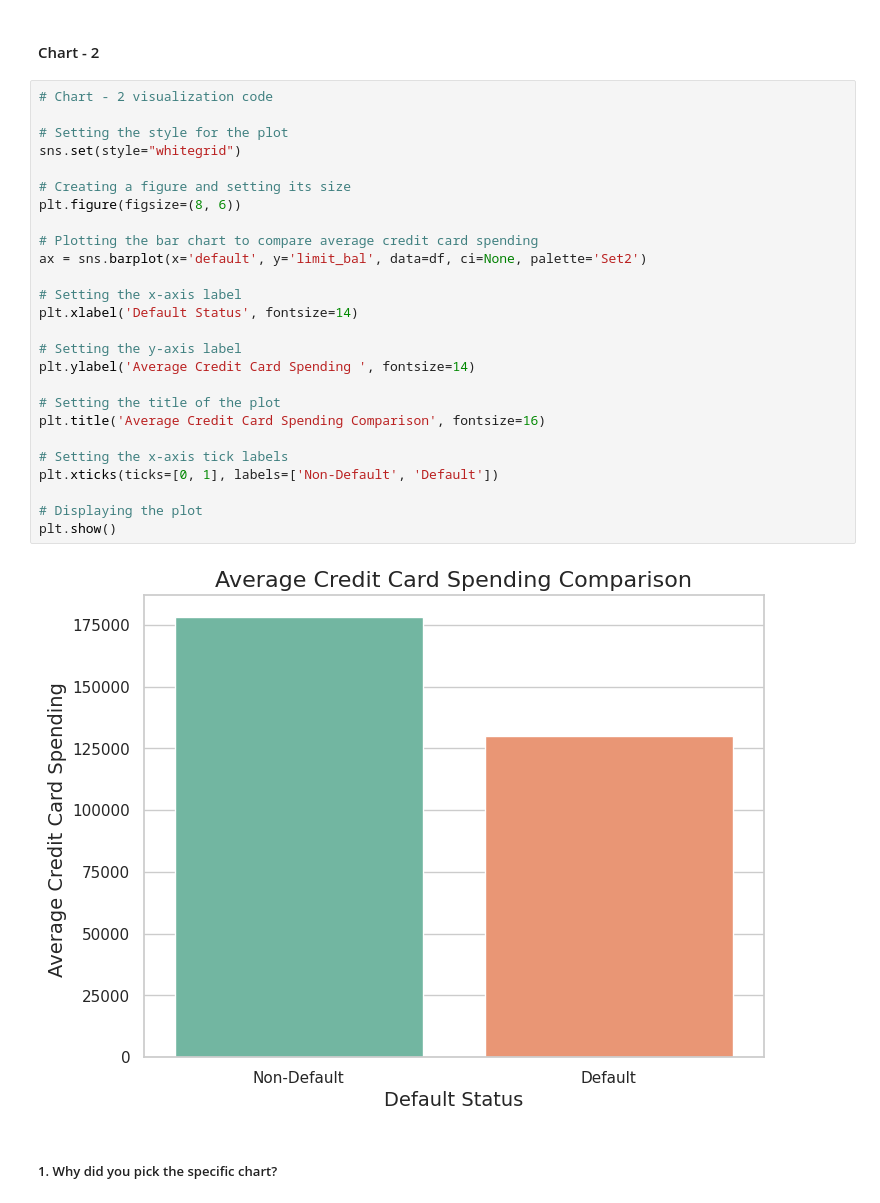
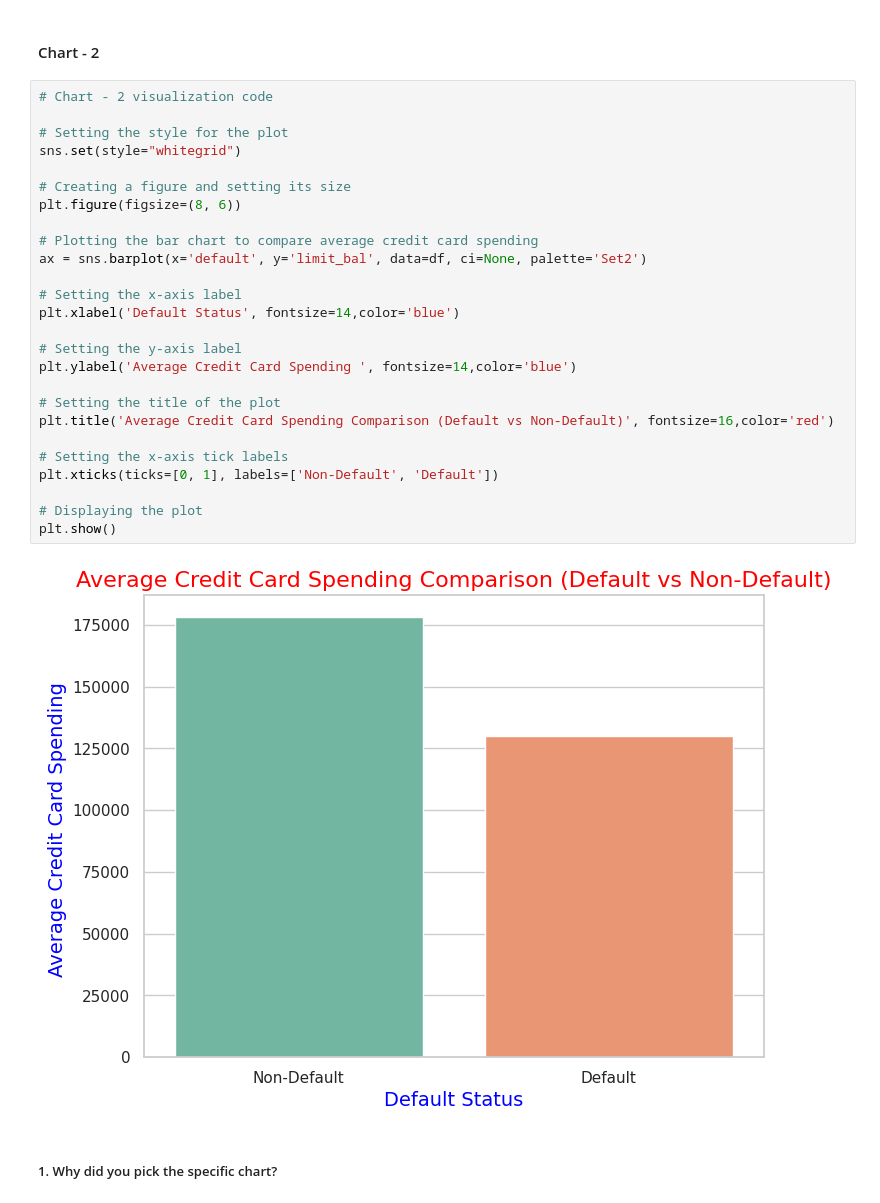
Before and after one commit to shubhamrai1318/Credit_Card_Default_Prediction, a Jupyter notebook: Credit_Card_Default_Prediction.ipynb, the cells around one changed output. Drawn from its saved outputs; the diff is of its cells as text.

Commit message:
Some Modifications till Chart-6

```diff
--- a/Credit_Card_Default_Prediction.ipynb
+++ b/Credit_Card_Default_Prediction.ipynb
@@ -555,31 +555,31 @@ If the insights reveal a high proportion of defaults and class imbalance, it cou
 # %%
 # Chart - 2 visualization code
 
 # Setting the style for the plot
 sns.set(style="whitegrid")
 
 # Creating a figure and setting its size
 plt.figure(figsize=(8, 6))
 
 # Plotting the bar chart to compare average credit card spending
 ax = sns.barplot(x='default', y='limit_bal', data=df, ci=None, palette='Set2')
 
 # Setting the x-axis label
-plt.xlabel('Default Status', fontsize=14)
+plt.xlabel('Default Status', fontsize=14,color='blue')
 
 # Setting the y-axis label
-plt.ylabel('Average Credit Card Spending ', fontsize=14)
+plt.ylabel('Average Credit Card Spending ', fontsize=14,color='blue')
 
 # Setting the title of the plot
-plt.title('Average Credit Card Spending Comparison', fontsize=16)
+plt.title('Average Credit Card Spending Comparison (Default vs Non-Default)', fontsize=16,color='red')
 
 # Setting the x-axis tick labels
 plt.xticks(ticks=[0, 1], labels=['Non-Default', 'Default'])
 
 # Displaying the plot
 plt.show()
 # %% [output]
-[figure, old version]
+[figure, new version]
 # %% [markdown]
 ##### 1. Why did you pick the specific chart?
 # %% [markdown]
```
Also changed, not shown: parts of 6 cells of this notebook.
